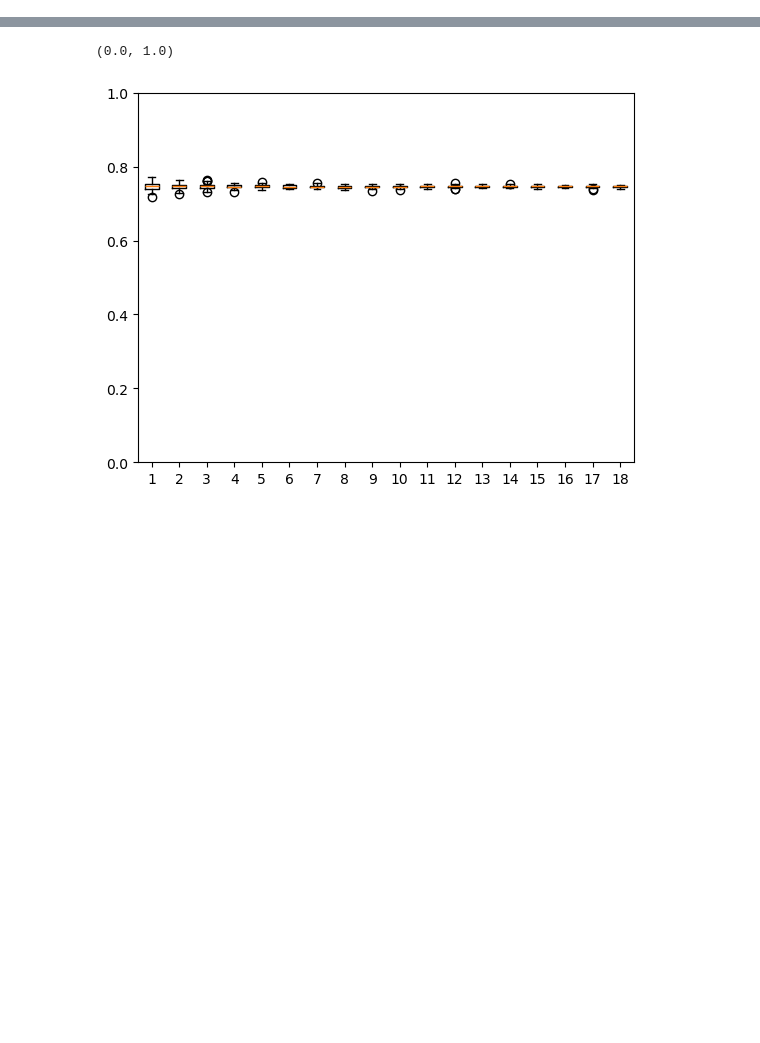
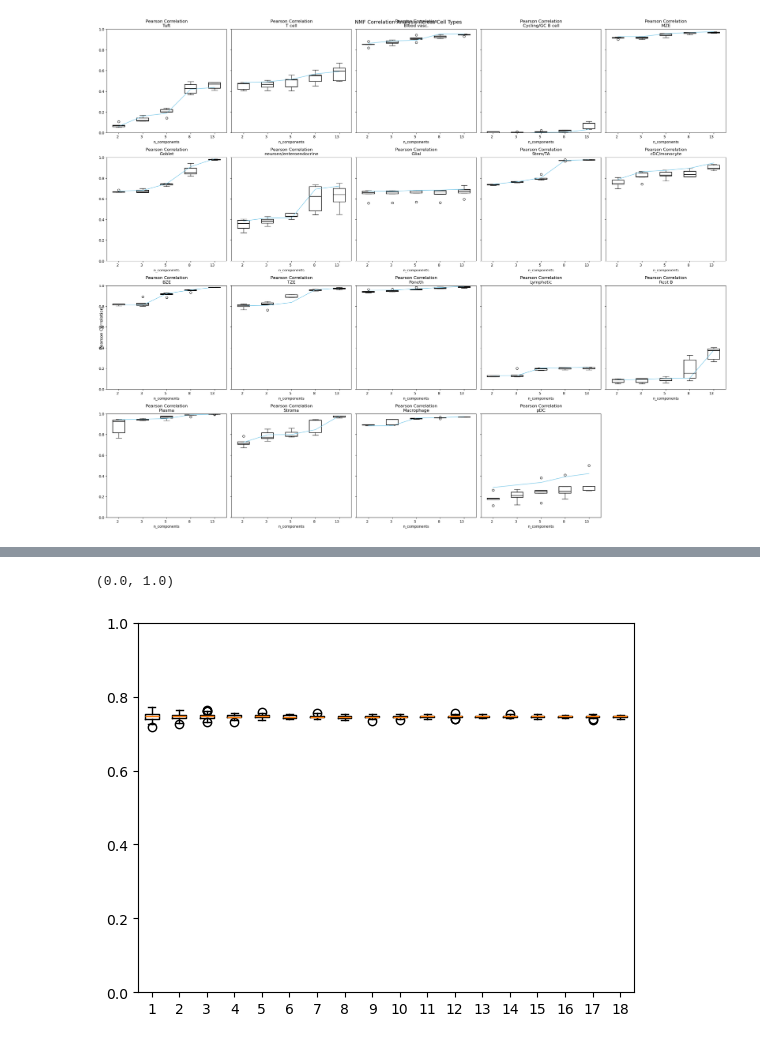
Before and after one commit to egerc/spatial_transcript_inference, a Jupyter notebook: determine_n_components.ipynb, the cells around one changed output, grey strips where cells are left out. Drawn from its saved outputs; the diff is of its cells as text; code cells hidden in the pictures; blank space fills up the shorter version.

```diff
--- a/determine_n_components.ipynb
+++ b/determine_n_components.ipynb
@@ -19,0 +404,28 @@ warnings.filterwarnings("ignore")
+# %%
+n_components_range = [2, 3, 5, 8, 13]
+pearson_correlation_transfer_results = {
+    celltype: {
+        "bar_values": nmf_transfer_correlation_curve(
+            filter_by_obs_value(adata_sp, "celltype", celltype),
+            filter_by_obs_value(adata_sc, "celltype", celltype),
+            n_components_range,
+            shared_genes
+        ),
+        "box_values": np.array([nmf_transfer_correlation_curve(
+            bootstrap_adata(filter_by_obs_value(adata_sp, "celltype", celltype)),
+            bootstrap_adata(filter_by_obs_value(adata_sc, "celltype", celltype)),
+            n_components_range,
+            shared_genes) for _ in range(5)])
+    }
+    for celltype in celltypes
+}
+
+with open("pearson_correlation_transfer_results.pkl", "wb") as file:
+    pickle.dump(pearson_correlation_transfer_results, file)
+
+with open("pearson_correlation_transfer_results.pkl", "rb") as file:
+    pearson_correlation_transfer_results = pickle.load(file)
+# %%
+plot_bar_box_celltype_dict(pearson_correlation_transfer_results, n_components_range)
+# %% [output]
+[figure, added]
```
Also changed, not shown: parts of 48 cells of this notebook.
